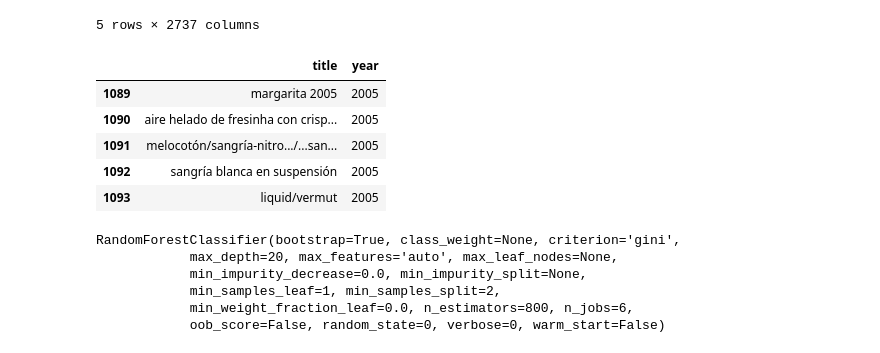
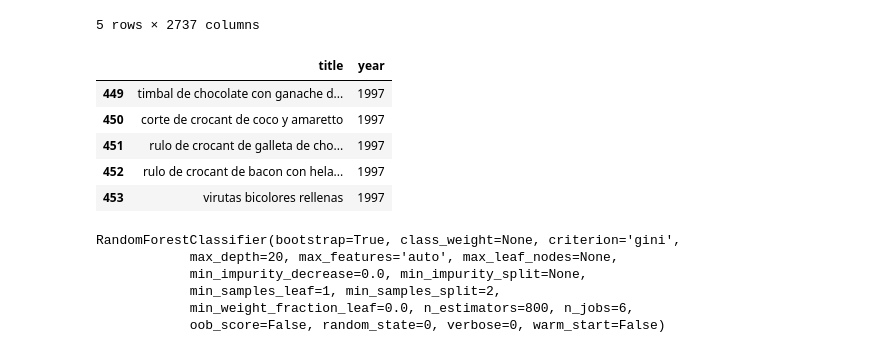
Before and after one commit to mavillard/paper1, a Jupyter notebook: 09_elbulli_classification.ipynb, the cells around one changed output. Saved outputs shown, nothing was run; the diff lists cells and outputs as text; code cells hidden in the pictures.

```diff
--- a/09_elbulli_classification.ipynb
+++ b/09_elbulli_classification.ipynb
@@ -40,14 +39,14 @@ recipes_ml_df.head()
 | 4 | 25 | 7 | 1 | 37 | 0 | 1 | ... |
 5 rows × 2737 columns
 # %%
-recipes_data_df[recipes_data_df.year==2005].head()
+recipes_data_df[recipes_data_df.year==1997].tail()
 # %% [output]
 |  | title | year |
-| 1089 | margarita 2005 | 2005 |
-| 1090 | aire helado de fresinha con crisp... | 2005 |
-| 1091 | melocotón/sangría-nitro.../...san... | 2005 |
-| 1092 | sangría blanca en suspensión | 2005 |
-| 1093 | liquid/vermut | 2005 |
+| 449 | timbal de chocolate con ganache d... | 1997 |
+| 450 | corte de crocant de coco y amaretto | 1997 |
+| 451 | rulo de crocant de galleta de cho... | 1997 |
+| 452 | rulo de crocant de bacon con hela... | 1997 |
+| 453 | virutas bicolores rellenas | 1997 |
 # %%
 X = recipes_ml_df
 y = recipes_data_df.year
```
Also changed, not shown: parts of 9 cells of this notebook.
